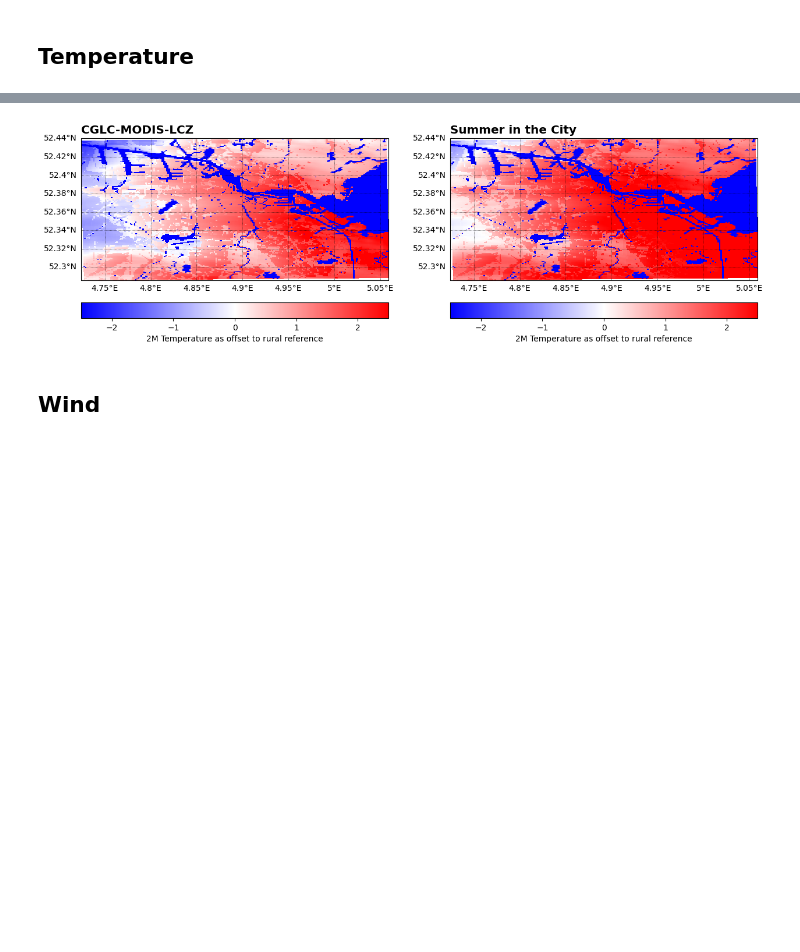
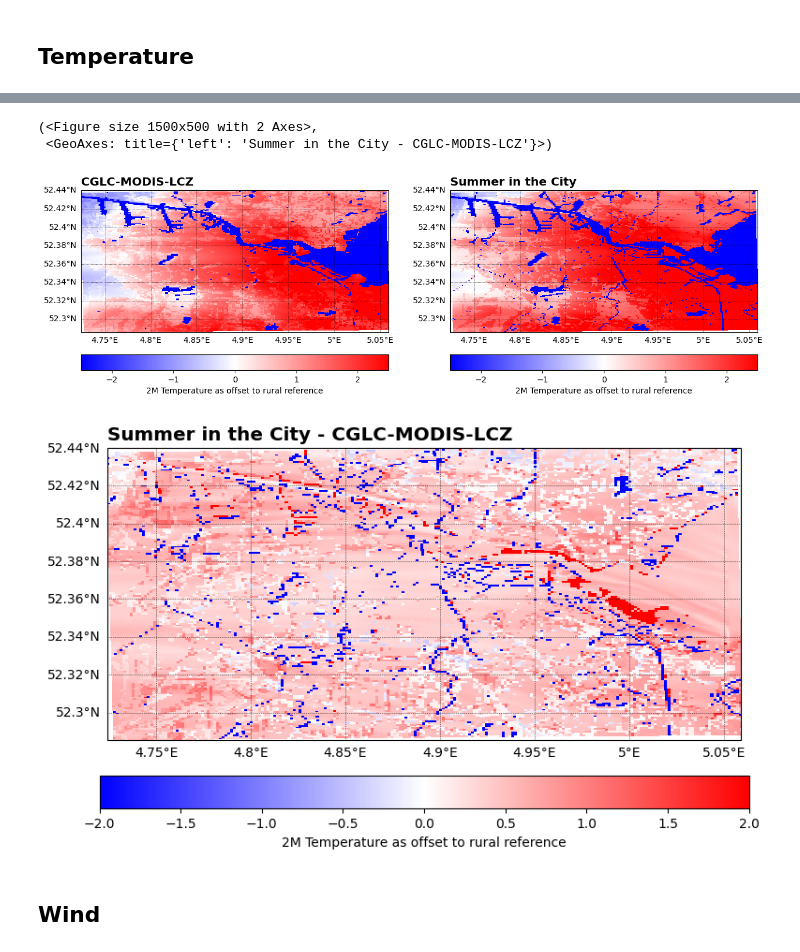
Before and after one commit to Urban-M4/snakemake-wrf, a Jupyter notebook: notebooks/analyse_output.ipynb, the cells around one changed output, grey strips where cells are left out. Drawn from its saved outputs; the diff is of its cells as text; code cells hidden in the pictures; blank space fills up the shorter version.

```diff
--- a/notebooks/analyse_output.ipynb
+++ b/notebooks/analyse_output.ipynb
@@ -20,7 +21,7 @@ from plot_functions import (
 # path to experiment output files
 
 wur_path = "../results/wur/wrfout_d04_2019-07-23_06:00:00"
-wur_lcz_path = "../results/wur/wrfout_d04_2019-07-23_06:00:00"
+wur_lcz_path = "../results/wur_lcz/wrfout_d04_2019-07-23_06:00:00"
 # %% [markdown]
 ## Humidity
 # %%
@@ -69,17 +70,22 @@ plot_difference(variables, titles, unit, vmin=-1, vmax=1, cmap="bwr")
 # %%
 variables = [
     get_wrfout_uhi(wur_lcz_path, 34, landuse="MODIS"),
     get_wrfout_uhi(wur_path, 34, landuse="USGS"),
 ]
 titles = [
     "CGLC-MODIS-LCZ",
     "Summer in the City",
 ]
 unit = "2M Temperature as offset to rural reference"
 
 fig, axes = side_by_side_plot(variables, titles, unit, vmin=-2.5, vmax=2.5, cmap="bwr")
+
+plot_difference(variables, titles, unit, vmin=-2, vmax=2, cmap="bwr")
 # %% [output]
+(<Figure size 1500x500 with 2 Axes>,
+ <GeoAxes: title={'left': 'Summer in the City - CGLC-MODIS-LCZ'}>)
-[figure, old version]
+[figure, new version]
+[figure, added]
 # %% [markdown]
 ## Wind
 # %%
```
Also changed, not shown: parts of 5 cells of this notebook, 1 other file.
